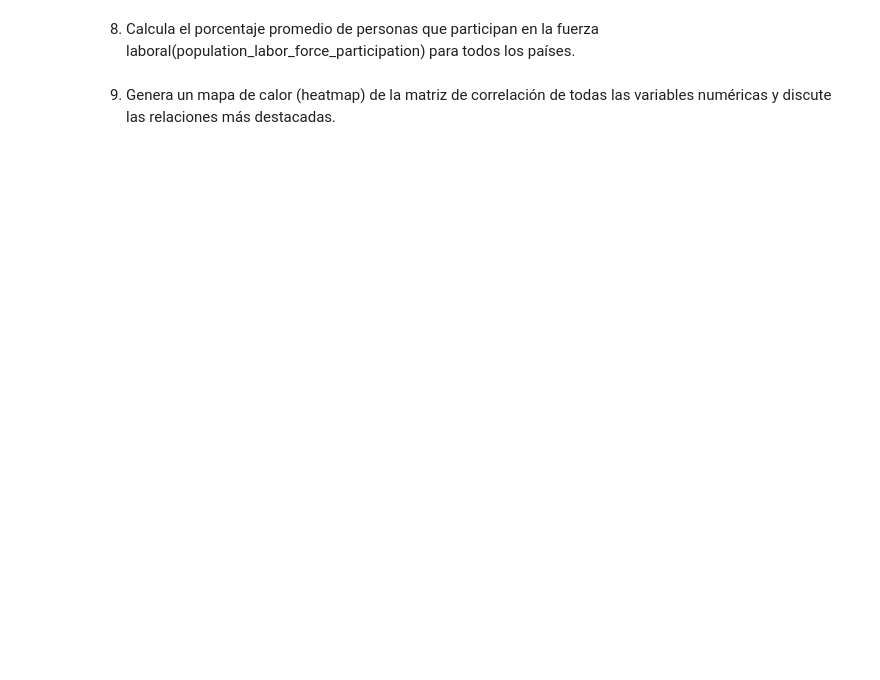
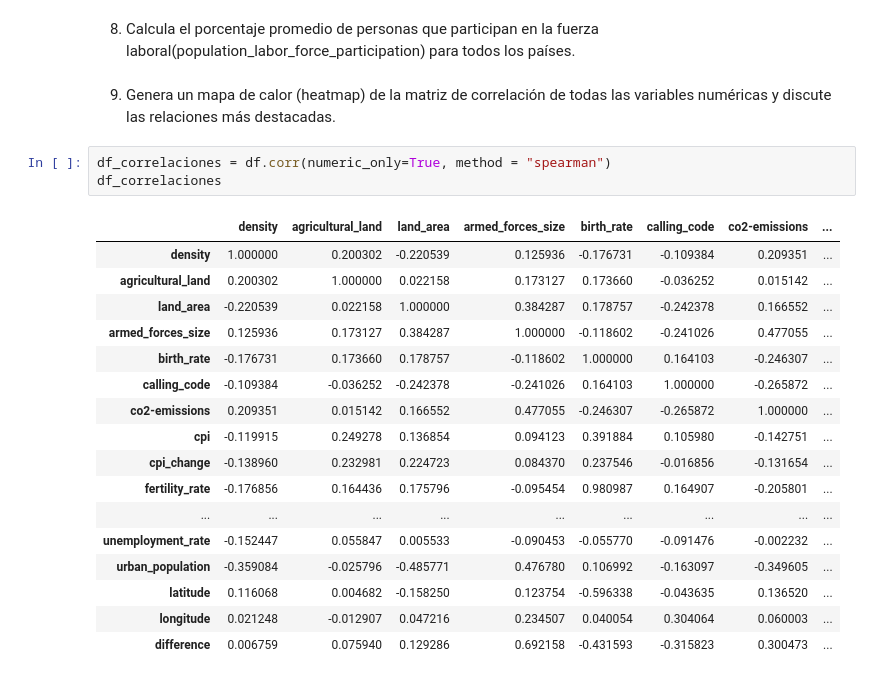
Before and after one commit to carla-caracola/module-3-pair-programming-bea-carla, a Jupyter notebook: modulo-3-pair-8-estadistica-descriptiva.ipynb, the cells around one changed output. Cells and saved outputs as stored; diff of their text form; blank space fills up the shorter version.

```diff
--- a/modulo-3-pair-8-estadistica-descriptiva.ipynb
+++ b/modulo-3-pair-8-estadistica-descriptiva.ipynb
@@ -164,3 +171,24 @@ sns.heatmap(df_correlaciones.corr(),
 8. Calcula el porcentaje promedio de personas que participan en la fuerza laboral(population_labor_force_participation) para todos los países.
 # %% [markdown]
 9. Genera un mapa de calor (heatmap) de la matriz de correlación de todas las variables numéricas y discute las relaciones más destacadas.
+# %%
+df_correlaciones = df.corr(numeric_only=True, method = "spearman")
+df_correlaciones
+# %% [output]
+|  | density | agricultural_land | land_area | armed_forces_size | birth_rate | calling_code | co2-emissions | ... |
+| density | 1.000000 | 0.200302 | -0.220539 | 0.125936 | -0.176731 | -0.109384 | 0.209351 | ... |
+| agricultural_land | 0.200302 | 1.000000 | 0.022158 | 0.173127 | 0.173660 | -0.036252 | 0.015142 | ... |
+| land_area | -0.220539 | 0.022158 | 1.000000 | 0.384287 | 0.178757 | -0.242378 | 0.166552 | ... |
+| armed_forces_size | 0.125936 | 0.173127 | 0.384287 | 1.000000 | -0.118602 | -0.241026 | 0.477055 | ... |
+| birth_rate | -0.176731 | 0.173660 | 0.178757 | -0.118602 | 1.000000 | 0.164103 | -0.246307 | ... |
+| calling_code | -0.109384 | -0.036252 | -0.242378 | -0.241026 | 0.164103 | 1.000000 | -0.265872 | ... |
+| co2-emissions | 0.209351 | 0.015142 | 0.166552 | 0.477055 | -0.246307 | -0.265872 | 1.000000 | ... |
+| cpi | -0.119915 | 0.249278 | 0.136854 | 0.094123 | 0.391884 | 0.105980 | -0.142751 | ... |
+| cpi_change | -0.138960 | 0.232981 | 0.224723 | 0.084370 | 0.237546 | -0.016856 | -0.131654 | ... |
+| fertility_rate | -0.176856 | 0.164436 | 0.175796 | -0.095454 | 0.980987 | 0.164907 | -0.205801 | ... |
+| ... | ... | ... | ... | ... | ... | ... | ... | ... |
+| unemployment_rate | -0.152447 | 0.055847 | 0.005533 | -0.090453 | -0.055770 | -0.091476 | -0.002232 | ... |
+| urban_population | -0.359084 | -0.025796 | -0.485771 | 0.476780 | 0.106992 | -0.163097 | -0.349605 | ... |
+| latitude | 0.116068 | 0.004682 | -0.158250 | 0.123754 | -0.596338 | -0.043635 | 0.136520 | ... |
+| longitude | 0.021248 | -0.012907 | 0.047216 | 0.234507 | 0.040054 | 0.304064 | 0.060003 | ... |
+| difference | 0.006759 | 0.075940 | 0.129286 | 0.692158 | -0.431593 | -0.315823 | 0.300473 | ... |
```
Also changed, not shown: parts of 8 cells of this notebook.
